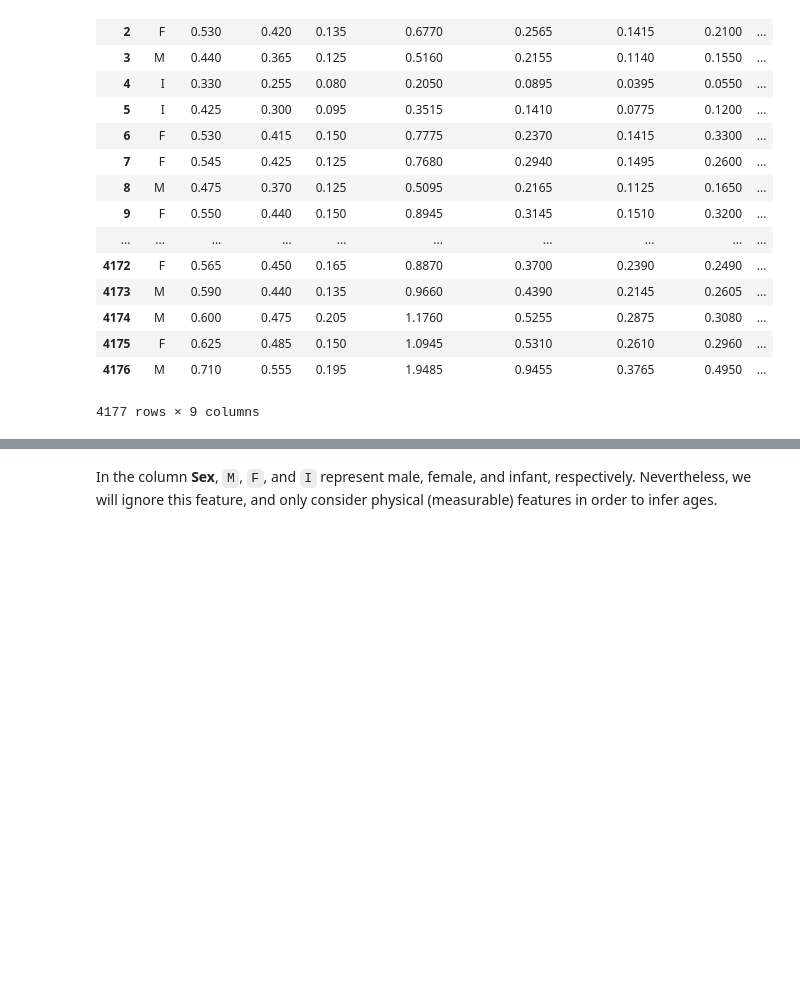
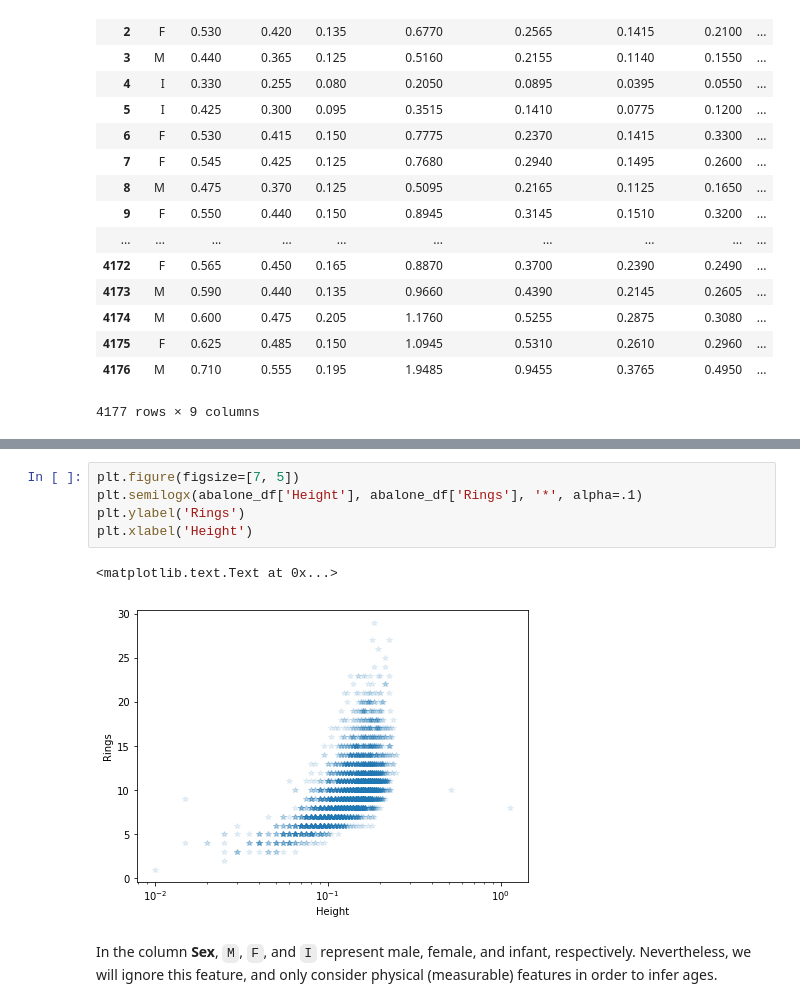
Before and after one commit to mirca/macaw, a Jupyter notebook: docs/source/ipython_notebooks/abalone/abalone.ipynb, the cells around one changed output, grey strips where cells are left out. Saved outputs shown, nothing was run; the diff lists cells and outputs as text; blank space fills up the shorter version.

```diff
--- a/docs/source/ipython_notebooks/abalone/abalone.ipynb
+++ b/docs/source/ipython_notebooks/abalone/abalone.ipynb
@@ -44,3 +73,11 @@ abalone_df
+# %%
+plt.figure(figsize=[7, 5])
+plt.semilogx(abalone_df['Height'], abalone_df['Rings'], '*', alpha=.1)
+plt.ylabel('Rings')
+plt.xlabel('Height')
+# %% [output]
+<matplotlib.text.Text at 0x...>
+[figure, added]
 # %% [markdown]
 In the column **Sex**, `M`, `F`, and `I` represent male, female, and infant, respectively. Nevertheless, we will ignore this feature, and only consider physical (measurable) features in order to infer ages.
 # %% [markdown]
```
Also changed, not shown: parts of 16 cells of this notebook, 1 other file.
